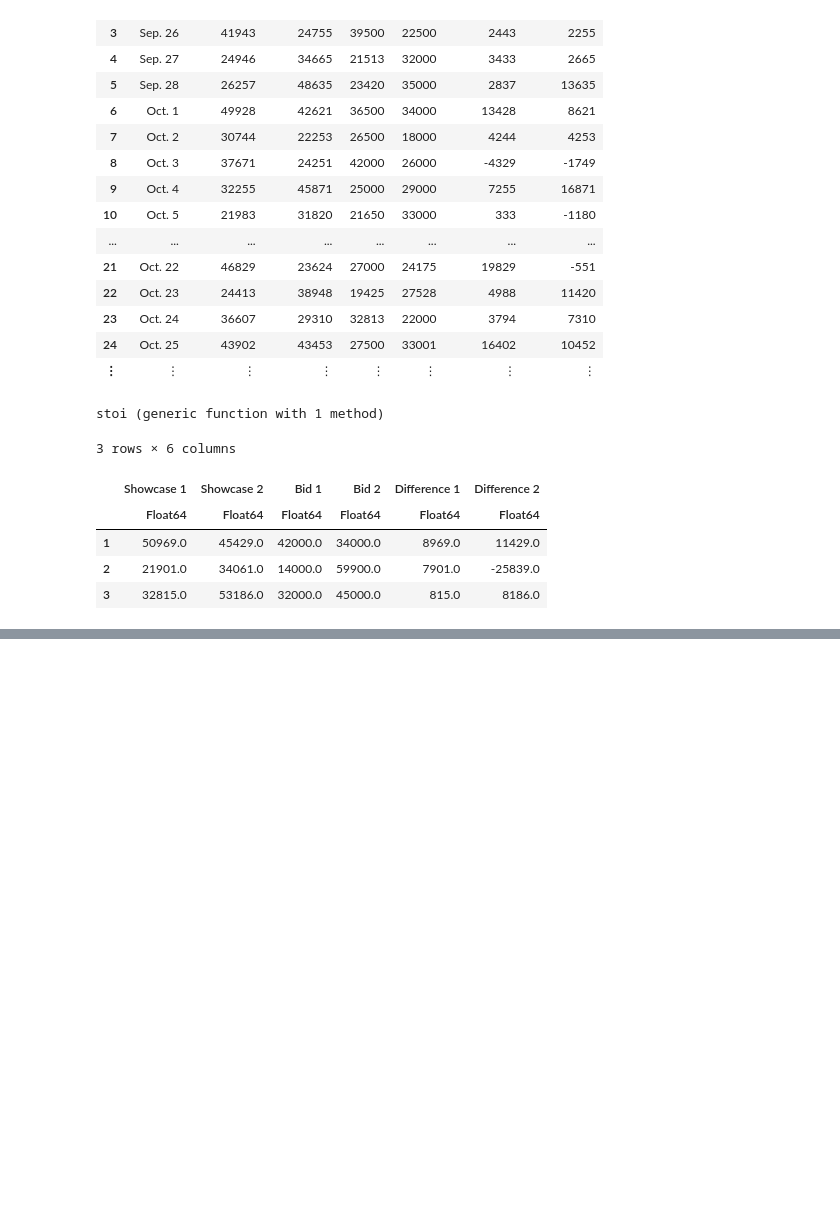
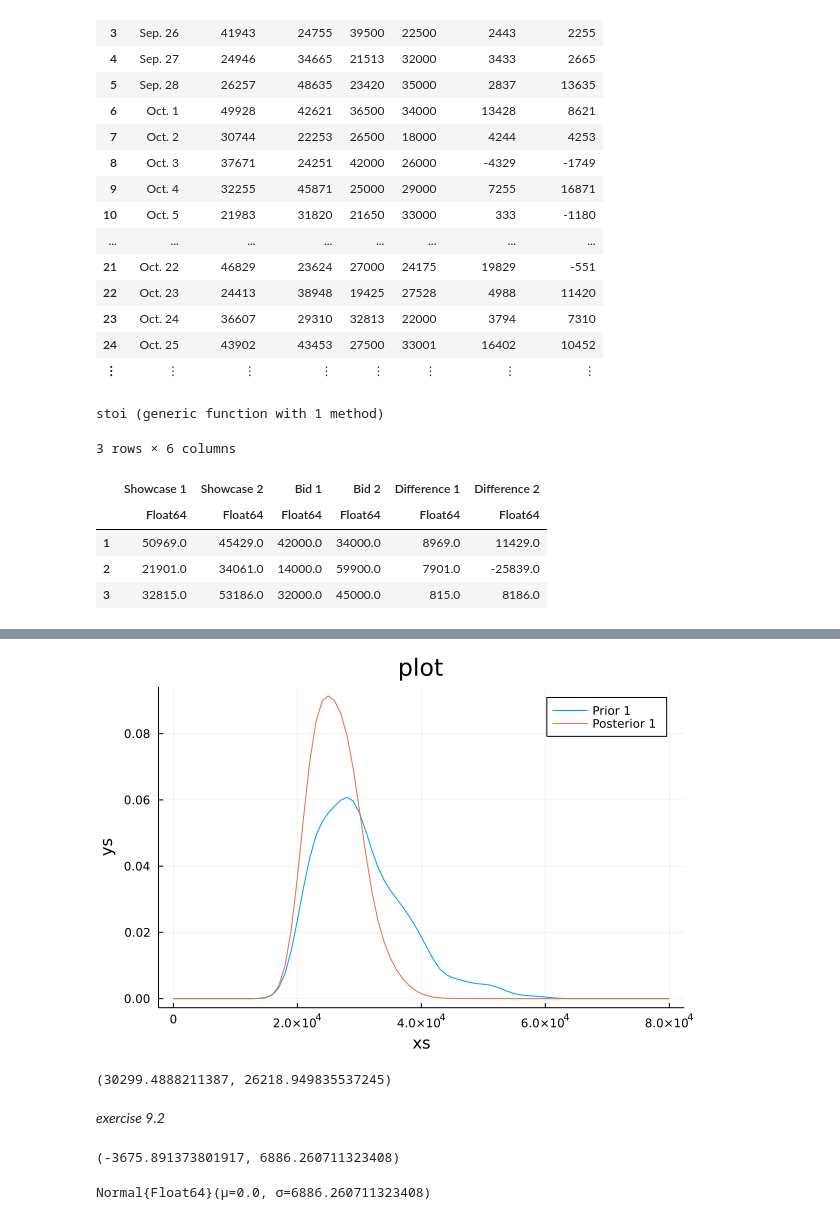
Before and after one commit to bwanab/ThinkBayes.jl, a Jupyter notebook: notebooks/think_bayes_in_julia_chapter_9.ipynb, the cells around one changed output, grey strips where cells are left out. Saved outputs shown, nothing was run; the diff lists cells and outputs as text; code cells hidden in the pictures; blank space fills up the shorter version.

```diff
--- a/notebooks/think_bayes_in_julia_chapter_9.ipynb
+++ b/notebooks/think_bayes_in_julia_chapter_9.ipynb
@@ -59,0 +104,24 @@ first(df, 3)
+# %%
+likelihood = [pdf(error_dist1, x) for x in error1];
+# %%
+posterior1 = prior1 * likelihood
+plot(prior1, label="Prior 1")
+plot!(posterior1, label="Posterior 1")
+# %% [output]
+[figure, added]
+# %%
+mean(prior1), mean(posterior1)
+# %% [output]
+(30299.4888211387, 26218.949835537245)
+# %% [markdown]
+_exercise 9.2_
+# %%
+mean_diff2 = mean(sample_diff2)
+std_diff2 = std(sample_diff2)
+mean_diff2, std_diff2
+# %% [output]
+(-3675.891373801917, 6886.260711323408)
+# %%
+error_dist2 = Normal(0, std_diff2)
+# %% [output]
+Normal{Float64}(μ=0.0, σ=6886.260711323408)
```
Also changed, not shown: parts of 17 cells of this notebook, 1 other file.
